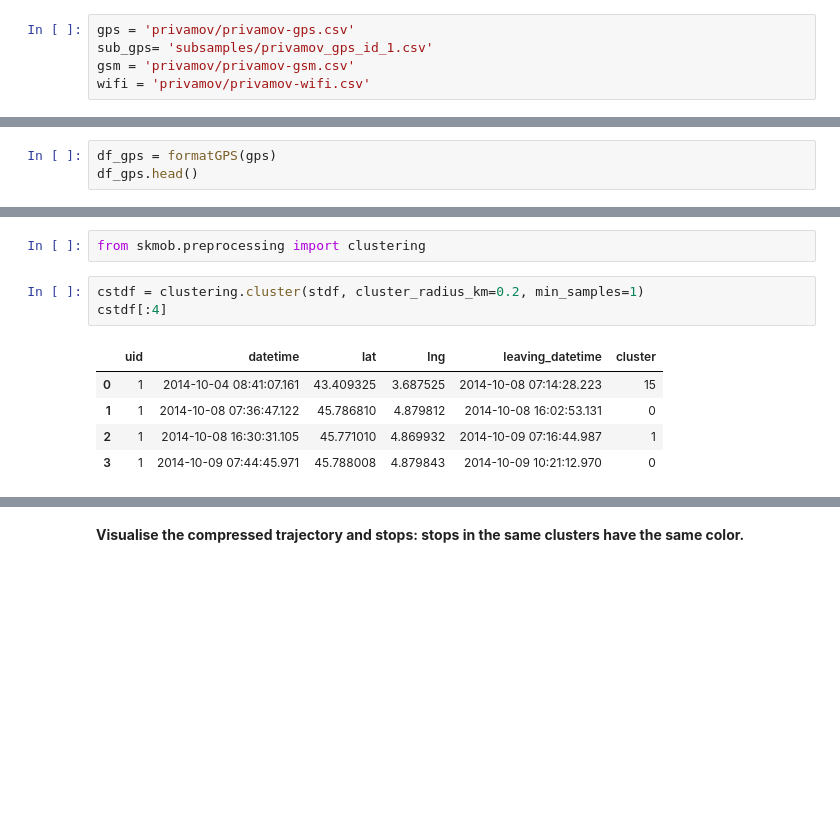
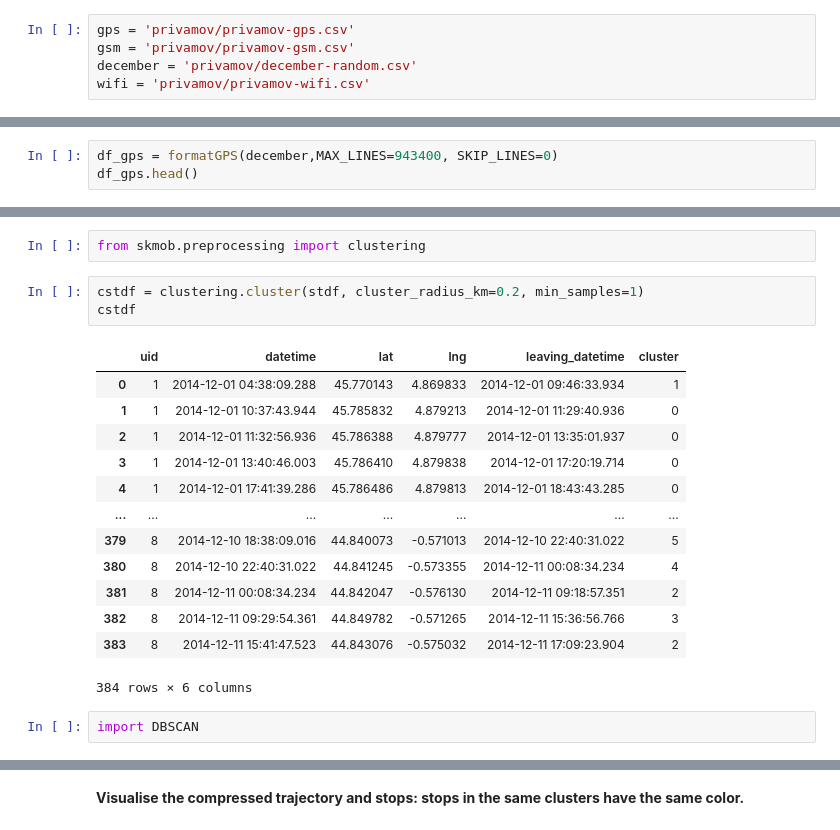
Before and after one commit to elghali97/Mobility-Analysis, a Jupyter notebook: OT6 - Attack.ipynb, the cells around one changed output, grey strips where cells are left out. Drawn from its saved outputs; the diff is of its cells as text; blank space fills up the shorter version.

```diff
--- a/OT6 - Attack.ipynb
+++ b/OT6 - Attack.ipynb
@@ -17,8 +17,8 @@ import folium
 ### Load data from file
 # %%
 gps = 'privamov/privamov-gps.csv'
-sub_gps= 'subsamples/privamov_gps_id_1.csv'
 gsm = 'privamov/privamov-gsm.csv'
+december = 'privamov/december-random.csv'
 wifi = 'privamov/privamov-wifi.csv'
 # %% [markdown]
 Loading only a subset of data from `privamov-gps.csv` , by using `MAX_LINES` and `SKIP_LINES`
@@ -50,7 +50,7 @@ def formatGPS(file, MAX_LINES = 10**7, SKIP_LINES = 50):
 # %% [markdown]
 ### Build DataFrame & Quick Visualization
 # %%
-df_gps = formatGPS(gps)
+df_gps = formatGPS(december,MAX_LINES=943400, SKIP_LINES=0)
 df_gps.head()
 # %% [output]
 |  | ID | Horodate | Latitude | Longitude |
@@ -203,10 +203,20 @@ Clusters IDs are integers (0, 1, ...): 0 is the most visited cluster, 1 is the s
 from skmob.preprocessing import clustering
 # %%
 cstdf = clustering.cluster(stdf, cluster_radius_km=0.2, min_samples=1)
-cstdf[:4]
+cstdf
 # %% [output]
 |  | uid | datetime | lat | lng | leaving_datetime | cluster |
-| 0 | 1 | 2014-10-04 08:41:07.161 | 43.409325 | 3.687525 | 2014-10-08 07:14:28.223 | 15 |
-| 1 | 1 | 2014-10-08 07:36:47.122 | 45.786810 | 4.879812 | 2014-10-08 16:02:53.131 | 0 |
-| 2 | 1 | 2014-10-08 16:30:31.105 | 45.771010 | 4.869932 | 2014-10-09 07:16:44.987 | 1 |
-| 3 | 1 | 2014-10-09 07:44:45.971 | 45.788008 | 4.879843 | 2014-10-09 10:21:12.970 | 0 |
+| 0 | 1 | 2014-12-01 04:38:09.288 | 45.770143 | 4.869833 | 2014-12-01 09:46:33.934 | 1 |
+| 1 | 1 | 2014-12-01 10:37:43.944 | 45.785832 | 4.879213 | 2014-12-01 11:29:40.936 | 0 |
+| 2 | 1 | 2014-12-01 11:32:56.936 | 45.786388 | 4.879777 | 2014-12-01 13:35:01.937 | 0 |
+| 3 | 1 | 2014-12-01 13:40:46.003 | 45.786410 | 4.879838 | 2014-12-01 17:20:19.714 | 0 |
+| 4 | 1 | 2014-12-01 17:41:39.286 | 45.786486 | 4.879813 | 2014-12-01 18:43:43.285 | 0 |
+| ... | ... | ... | ... | ... | ... | ... |
+| 379 | 8 | 2014-12-10 18:38:09.016 | 44.840073 | -0.571013 | 2014-12-10 22:40:31.022 | 5 |
+| 380 | 8 | 2014-12-10 22:40:31.022 | 44.841245 | -0.573355 | 2014-12-11 00:08:34.234 | 4 |
+| 381 | 8 | 2014-12-11 00:08:34.234 | 44.842047 | -0.576130 | 2014-12-11 09:18:57.351 | 2 |
+| 382 | 8 | 2014-12-11 09:29:54.361 | 44.849782 | -0.571265 | 2014-12-11 15:36:56.766 | 3 |
+| 383 | 8 | 2014-12-11 15:41:47.523 | 44.843076 | -0.575032 | 2014-12-11 17:09:23.904 | 2 |
+384 rows × 6 columns
+# %%
+import DBSCAN
```
Also changed, not shown: parts of 25 cells of this notebook.
